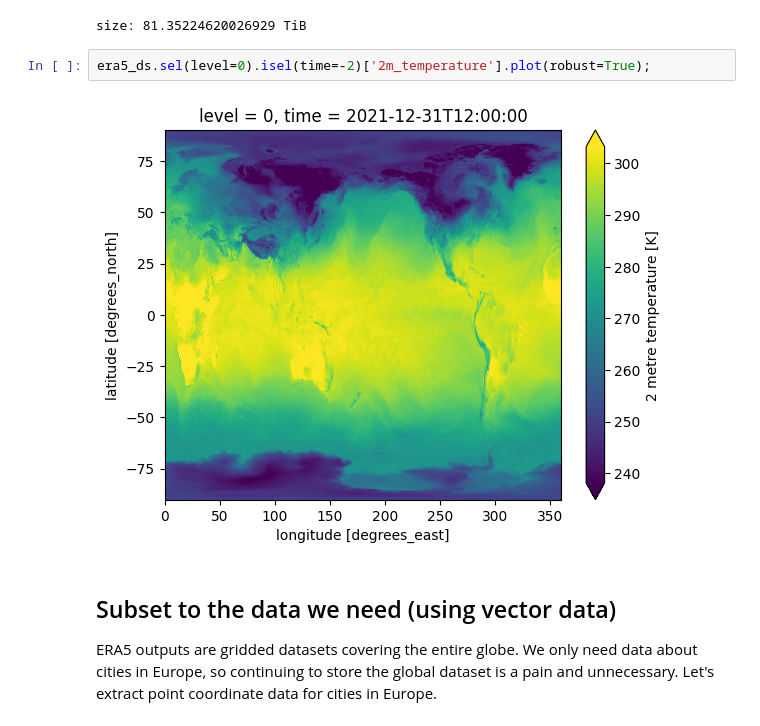
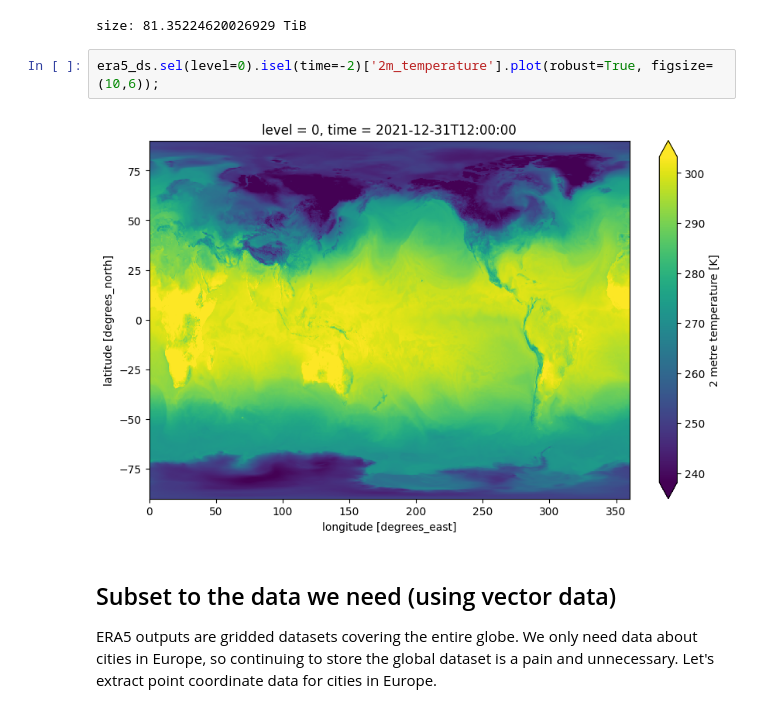
Before and after one commit to e-marshall/vector_datacube, a Jupyter notebook: era5_blog.ipynb, the cells around one changed output. Drawn from its saved outputs; the diff is of its cells as text.

```diff
--- a/era5_blog.ipynb
+++ b/era5_blog.ipynb
@@ -142,9 +142,9 @@ print(f'size: {era5_ds.nbytes / (1024 ** 4)} TiB')
 # %% [output]
 size: 81.35224620026929 TiB
 # %%
-era5_ds.sel(level=0).isel(time=-2)['2m_temperature'].plot(robust=True);
+era5_ds.sel(level=0).isel(time=-2)['2m_temperature'].plot(robust=True, figsize=(10,6));
 # %% [output]
-[figure, old version]
+[figure, new version]
 # %% [markdown]
 ## Subset to the data we need (using vector data)
 
```
Also changed, not shown: parts of 3 cells of this notebook.
